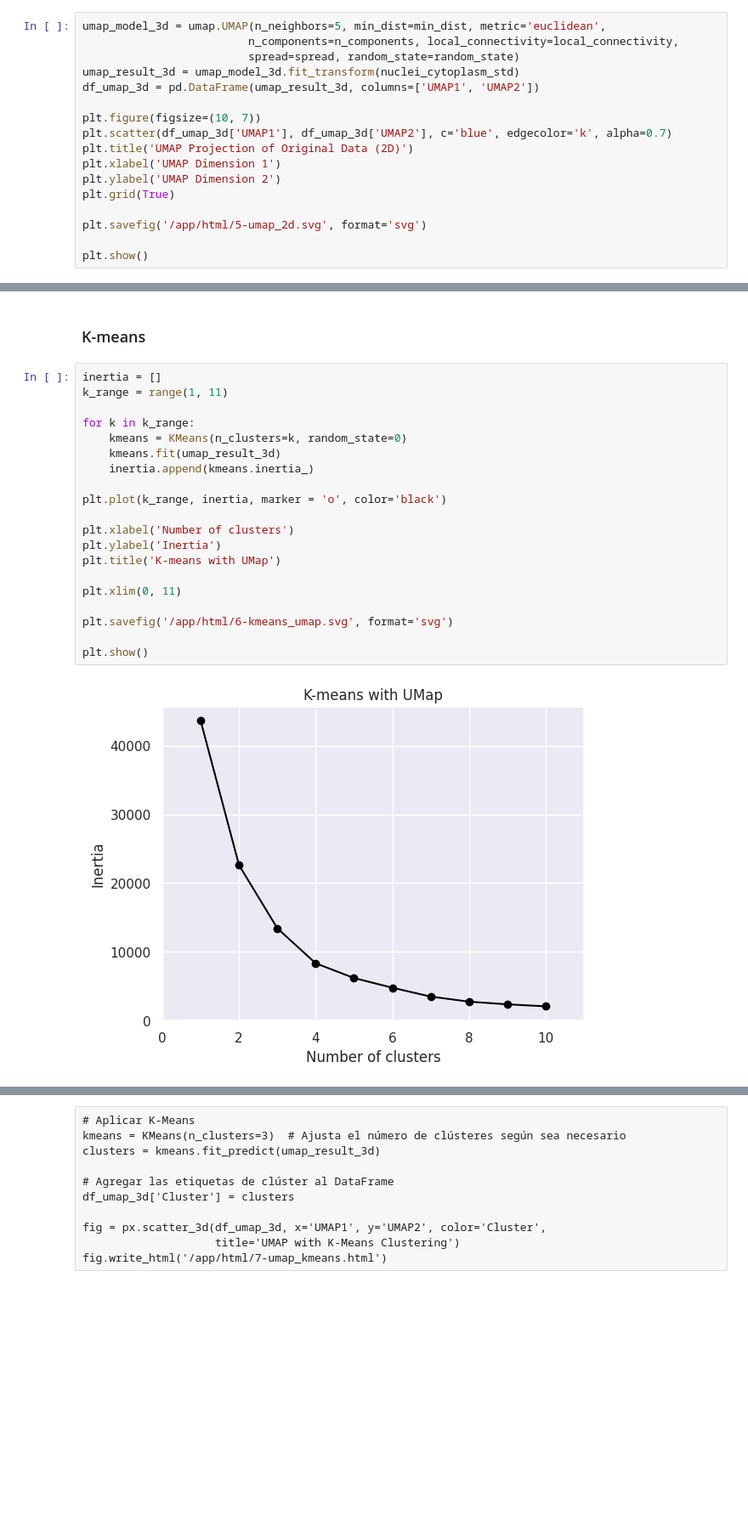
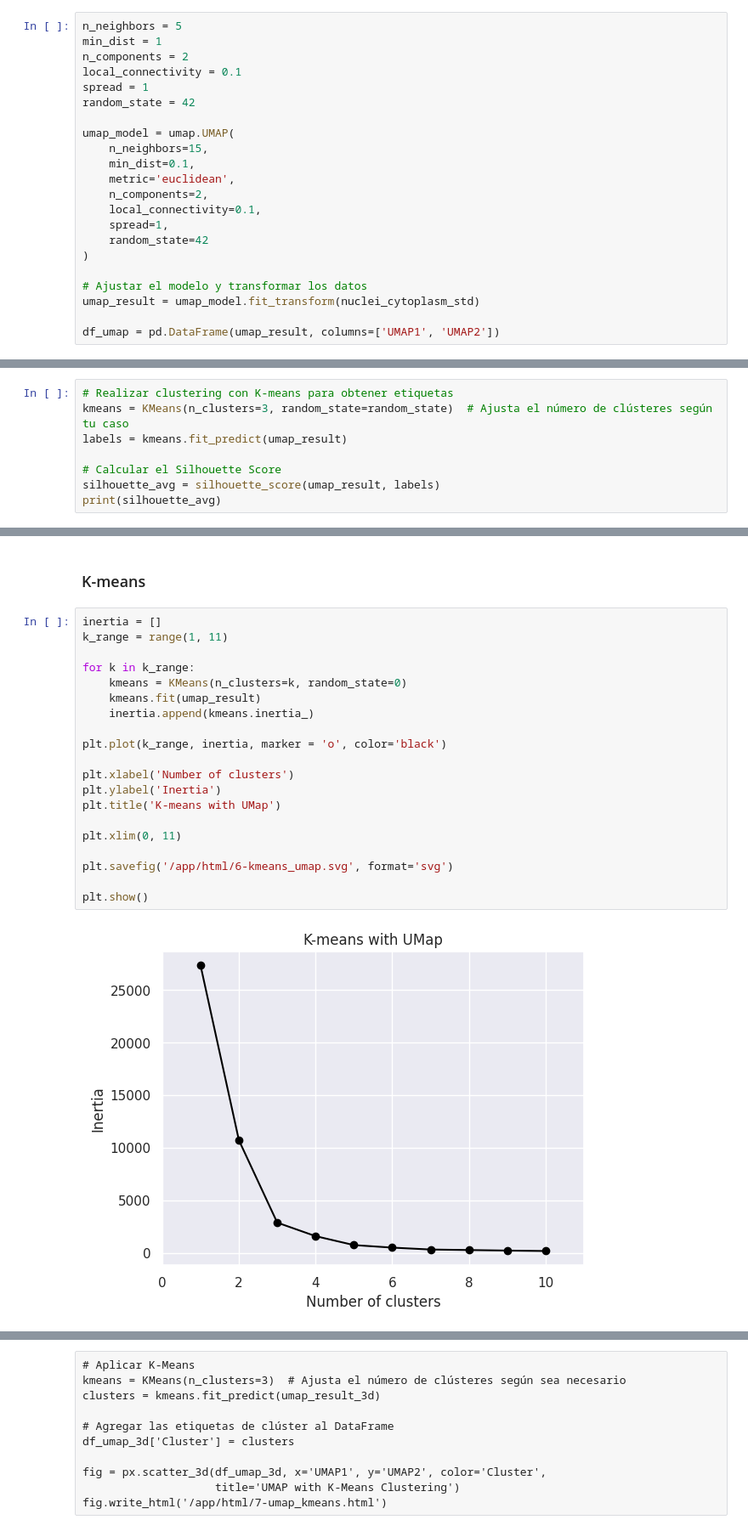
Before and after one commit to imAIgeneLAB/virtual_multiplexing, a Jupyter notebook: analysis/analysis.ipynb, the cells around one changed output, grey strips where cells are left out. Shown at 85% size. Cells and saved outputs as stored; diff of their text form; blank space fills up the shorter version.

```diff
--- a/analysis/analysis.ipynb
+++ b/analysis/analysis.ipynb
@@ -230,17 +349,22 @@ random_state = 42
 # %%
-umap_model_3d = umap.UMAP(n_neighbors=5, min_dist=min_dist, metric='euclidean',
-                         n_components=n_components, local_connectivity=local_connectivity,
-                         spread=spread, random_state=random_state)
-umap_result_3d = umap_model_3d.fit_transform(nuclei_cytoplasm_std)
-df_umap_3d = pd.DataFrame(umap_result_3d, columns=['UMAP1', 'UMAP2'])
+n_neighbors = 5
+min_dist = 1
+n_components = 2
+local_connectivity = 0.1
+spread = 1
+random_state = 42
 
-plt.figure(figsize=(10, 7))
-plt.scatter(df_umap_3d['UMAP1'], df_umap_3d['UMAP2'], c='blue', edgecolor='k', alpha=0.7)
-plt.title('UMAP Projection of Original Data (2D)')
-plt.xlabel('UMAP Dimension 1')
-plt.ylabel('UMAP Dimension 2')
-plt.grid(True)
+umap_model = umap.UMAP(
+    n_neighbors=15,
+    min_dist=0.1,
+    metric='euclidean',
+    n_components=2,
+    local_connectivity=0.1,
+    spread=1,
+    random_state=42
+)
 
-plt.savefig('/app/html/5-umap_2d.svg', format='svg')
+# Ajustar el modelo y transformar los datos
+umap_result = umap_model.fit_transform(nuclei_cytoplasm_std)
 
-plt.show()
+df_umap = pd.DataFrame(umap_result, columns=['UMAP1', 'UMAP2'])
@@ -248,0 +384,8 @@ plt.show()
+# %%
+# Realizar clustering con K-means para obtener etiquetas
+kmeans = KMeans(n_clusters=3, random_state=random_state)  # Ajusta el número de clústeres según tu caso
+labels = kmeans.fit_predict(umap_result)
+
+# Calcular el Silhouette Score
+silhouette_avg = silhouette_score(umap_result, labels)
+print(silhouette_avg)
@@ -261,23 +406,23 @@ fig_3d.write_html('/app/html/5-umap_3d.html')
 # %%
 inertia = []
 k_range = range(1, 11)
 
 for k in k_range:
     kmeans = KMeans(n_clusters=k, random_state=0)
-    kmeans.fit(umap_result_3d)
+    kmeans.fit(umap_result)
     inertia.append(kmeans.inertia_)
 
 plt.plot(k_range, inertia, marker = 'o', color='black')
 
 plt.xlabel('Number of clusters')
 plt.ylabel('Inertia')
 plt.title('K-means with UMap')
 
 plt.xlim(0, 11)
 
 plt.savefig('/app/html/6-kmeans_umap.svg', format='svg')
 
 plt.show()
 # %% [output]
-[figure, old version]
+[figure, new version]
 # %%
```
Also changed, not shown: parts of 19 cells of this notebook.
